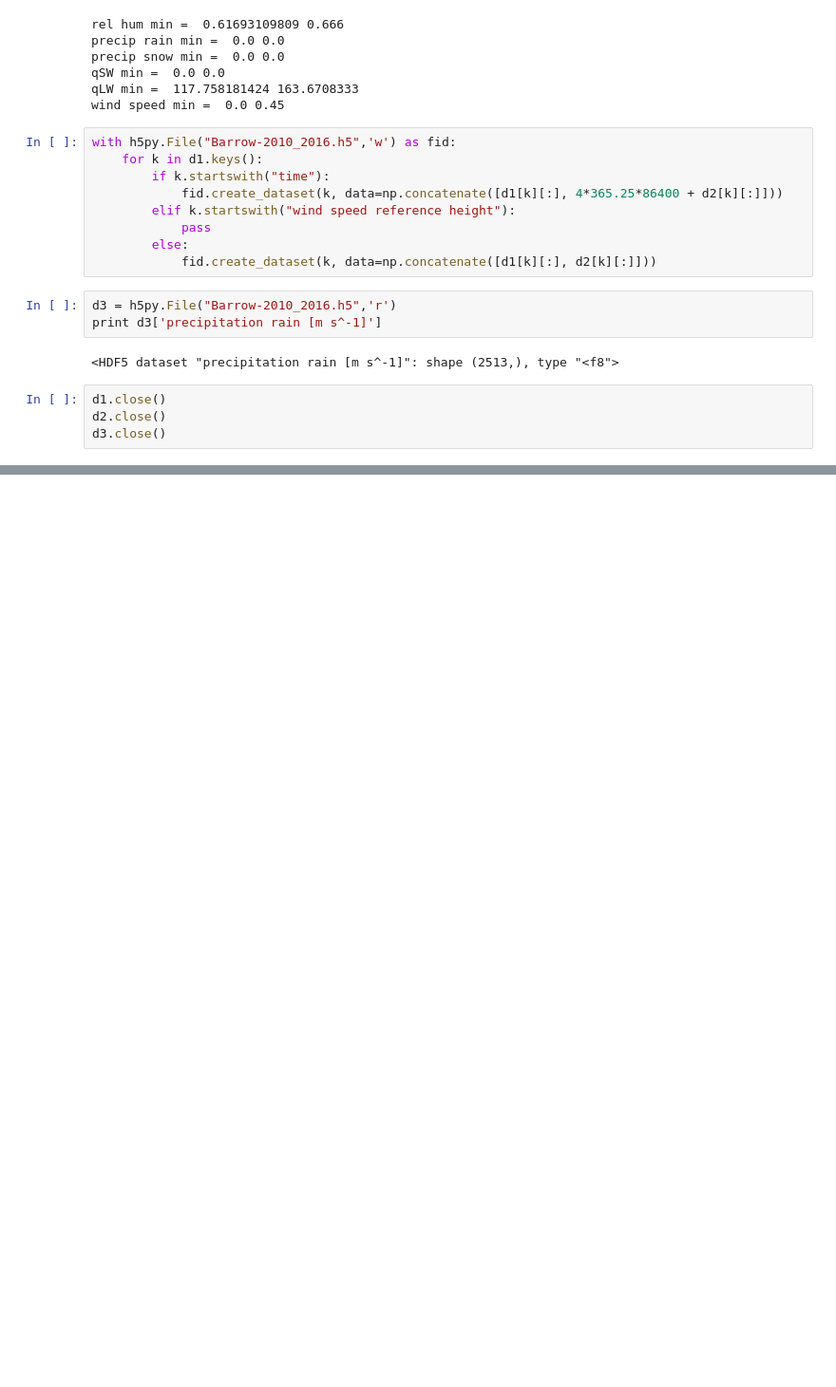
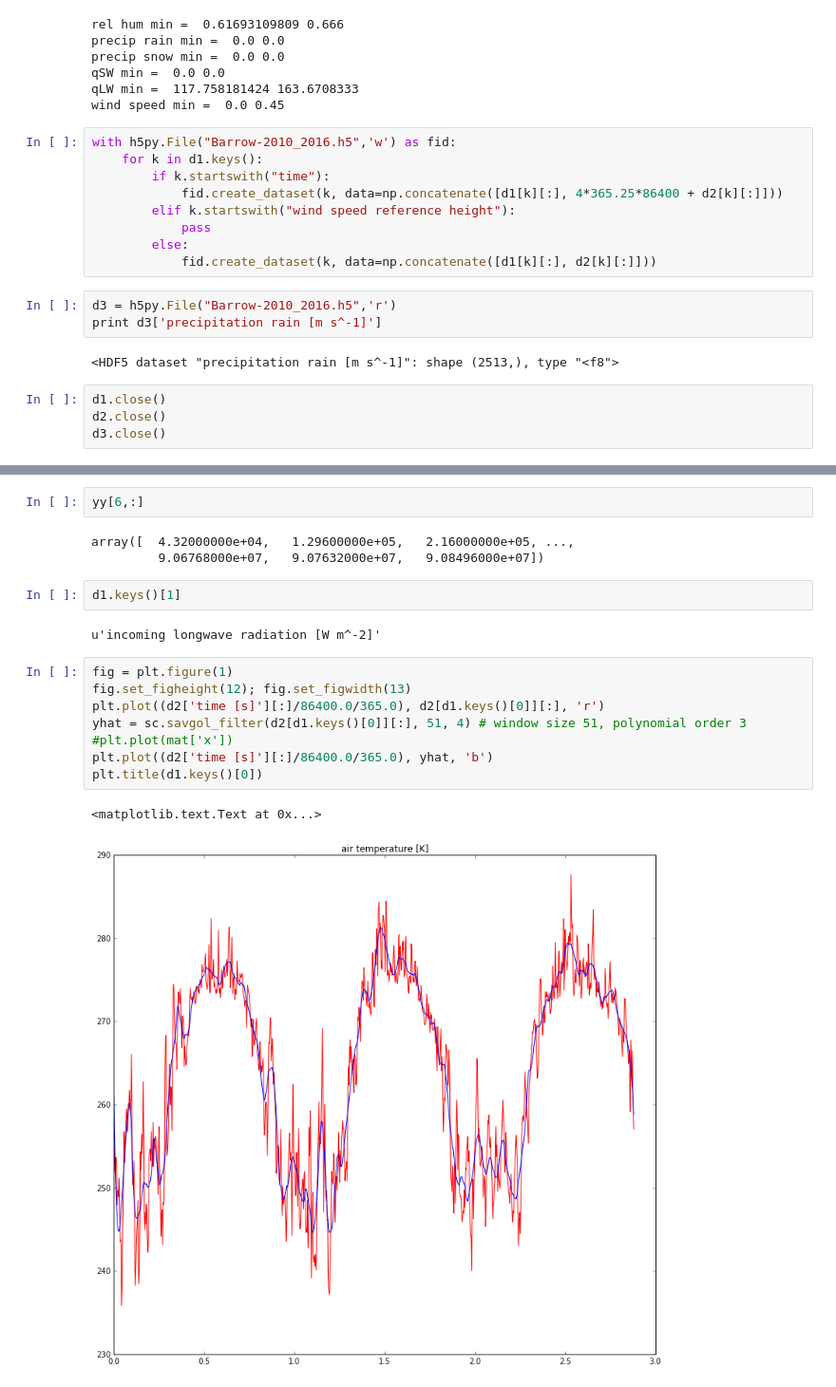
Before and after one commit to amanzi/ats-testsuite-arctic, a Jupyter notebook: testing/Data/Barrow_Alaska/Barrow-combine-2010-2016.ipynb, the cells around one changed output, grey strips where cells are left out. Shown at 95% size. Cells and saved outputs as stored; diff of their text form; blank space fills up the shorter version.

```diff
--- a/testing/Data/Barrow_Alaska/Barrow-combine-2010-2016.ipynb
+++ b/testing/Data/Barrow_Alaska/Barrow-combine-2010-2016.ipynb
@@ -61,0 +145,20 @@ d3.close()
+# %%
+yy[6,:]
+# %% [output]
+array([  4.32000000e+04,   1.29600000e+05,   2.16000000e+05, ...,
+         9.06768000e+07,   9.07632000e+07,   9.08496000e+07])
+# %%
+d1.keys()[1]
+# %% [output]
+u'incoming longwave radiation [W m^-2]'
+# %%
+fig = plt.figure(1)
+fig.set_figheight(12); fig.set_figwidth(13)
+plt.plot((d2['time [s]'][:]/86400.0/365.0), d2[d1.keys()[0]][:], 'r')
+yhat = sc.savgol_filter(d2[d1.keys()[0]][:], 51, 4) # window size 51, polynomial order 3
+#plt.plot(mat['x'])
+plt.plot((d2['time [s]'][:]/86400.0/365.0), yhat, 'b')
+plt.title(d1.keys()[0])
+# %% [output]
+<matplotlib.text.Text at 0x...>
+[figure, added]
```
Also changed, not shown: parts of 18 cells of this notebook, 4 other files.
